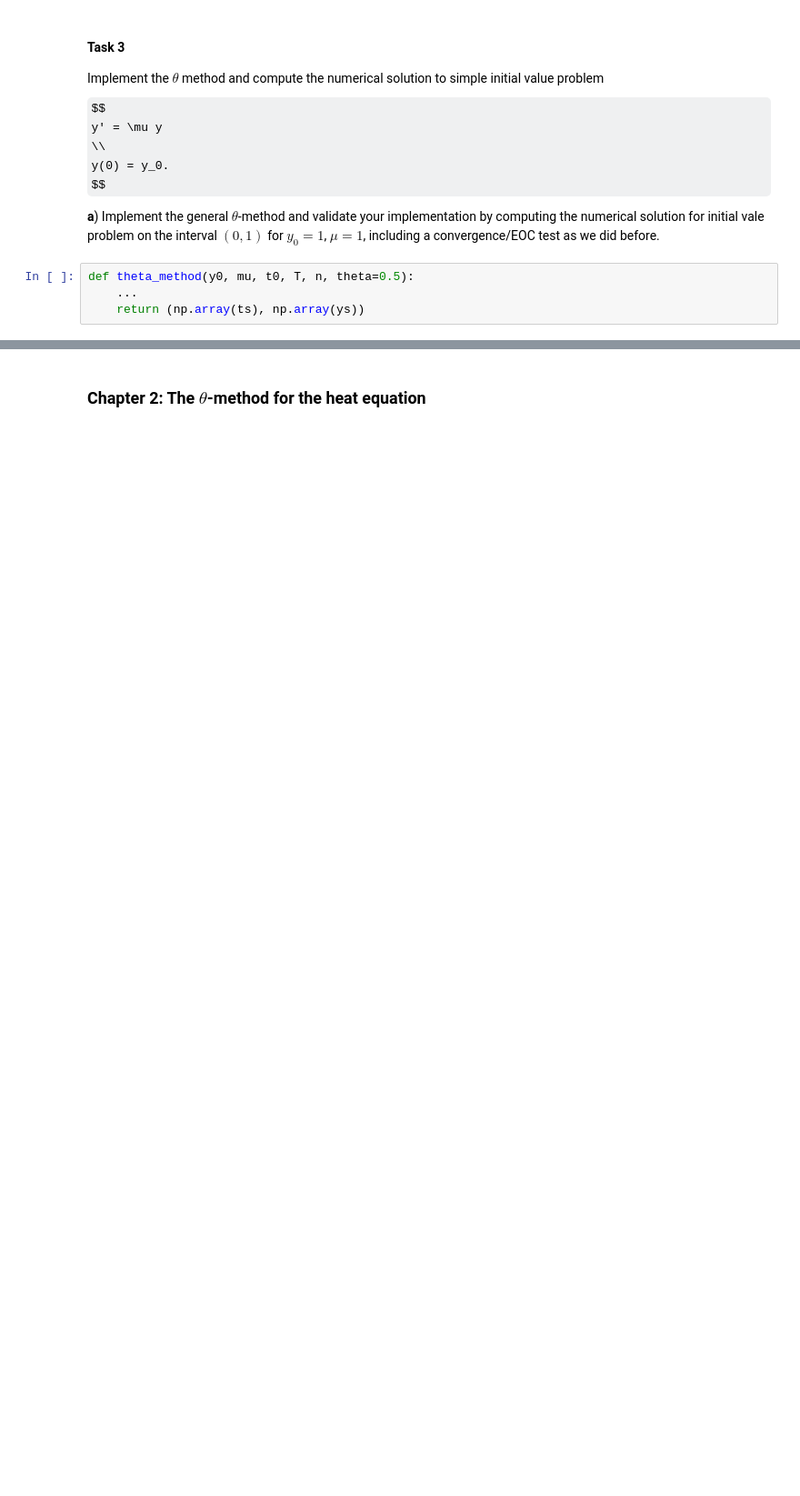
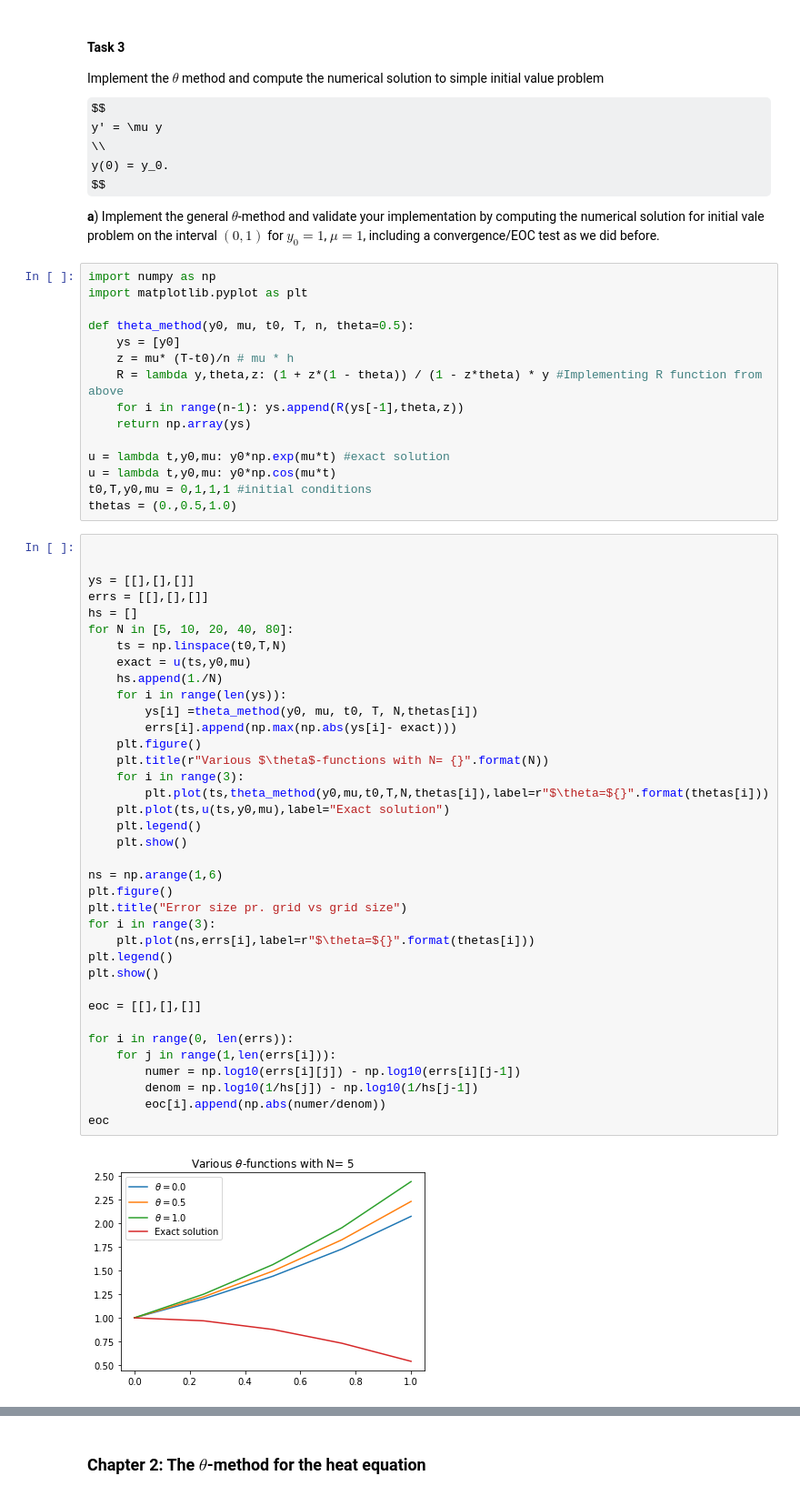
Before and after one commit to evedvik/TMA4215, a Jupyter notebook: project_part_2.ipynb, the cells around one changed output, grey strips where cells are left out. Shown: that part at 91% size. Drawn from its saved outputs; the diff is of its cells as text; some formulas as TeX source; blank space fills up the shorter version.

```diff
--- a/project_part_2.ipynb
+++ b/project_part_2.ipynb
@@ -155,7 +223,57 @@ __a__) Implement the general $\theta$-method and validate your implementation
 by computing the numerical solution for
 initial vale problem on the interval $(0,1)$ for $y_0=1$, $\mu = 1$, including a
 convergence/EOC test as we did before.
-# %%
-def theta_method(y0, mu, t0, T, n, theta=0.5):
-    ...
-    return (np.array(ts), np.array(ys))
+# %%
+import numpy as np
+import matplotlib.pyplot as plt
+
+def theta_method(y0, mu, t0, T, n, theta=0.5):
+    ys = [y0]
+    z = mu* (T-t0)/n # mu * h
+    R = lambda y,theta,z: (1 + z*(1 - theta)) / (1 - z*theta) * y #Implementing R function from above
+    for i in range(n-1): ys.append(R(ys[-1],theta,z))
+    return np.array(ys)
+
+u = lambda t,y0,mu: y0*np.exp(mu*t) #exact solution
+u = lambda t,y0,mu: y0*np.cos(mu*t)
+t0,T,y0,mu = 0,1,1,1 #initial conditions
+thetas = (0.,0.5,1.0)
+# %%
+
+
+ys = [[],[],[]]
+errs = [[],[],[]]
+hs = []
+for N in [5, 10, 20, 40, 80]:
+    ts = np.linspace(t0,T,N)
+    exact = u(ts,y0,mu)
+    hs.append(1./N)
+    for i in range(len(ys)):
+        ys[i] =theta_method(y0, mu, t0, T, N,thetas[i])
+        errs[i].append(np.max(np.abs(ys[i]- exact)))
+    plt.figure()
+    plt.title(r"Various $\theta$-functions with N= {}".format(N))
+    for i in range(3):
+        plt.plot(ts,theta_method(y0,mu,t0,T,N,thetas[i]),label=r"$\theta=${}".format(thetas[i]))
+    plt.plot(ts,u(ts,y0,mu),label="Exact solution")
+    plt.legend()
+    plt.show()
+
+ns = np.arange(1,6)
+plt.figure()
+plt.title("Error size pr. grid vs grid size")
+for i in range(3):
+    plt.plot(ns,errs[i],label=r"$\theta=${}".format(thetas[i]))
+plt.legend()
+plt.show()
+
+eoc = [[],[],[]]
+
+for i in range(0, len(errs)):
+    for j in range(1,len(errs[i])):
+        numer = np.log10(errs[i][j]) - np.log10(errs[i][j-1])
+        denom = np.log10(1/hs[j]) - np.log10(1/hs[j-1])
+        eoc[i].append(np.abs(numer/denom))
+eoc
+# %% [output]
+[figure, added]
```
Also changed, not shown: parts of 18 cells of this notebook.
